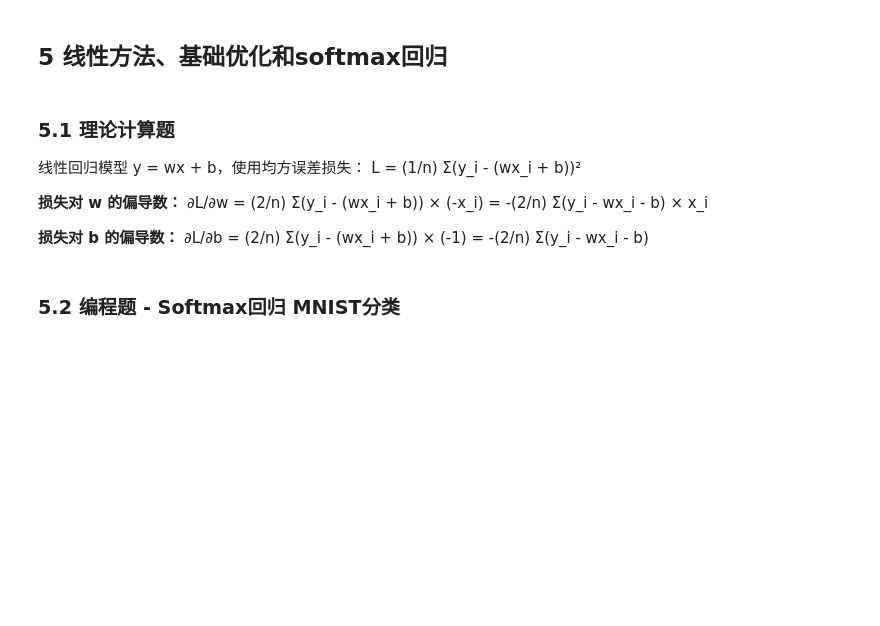
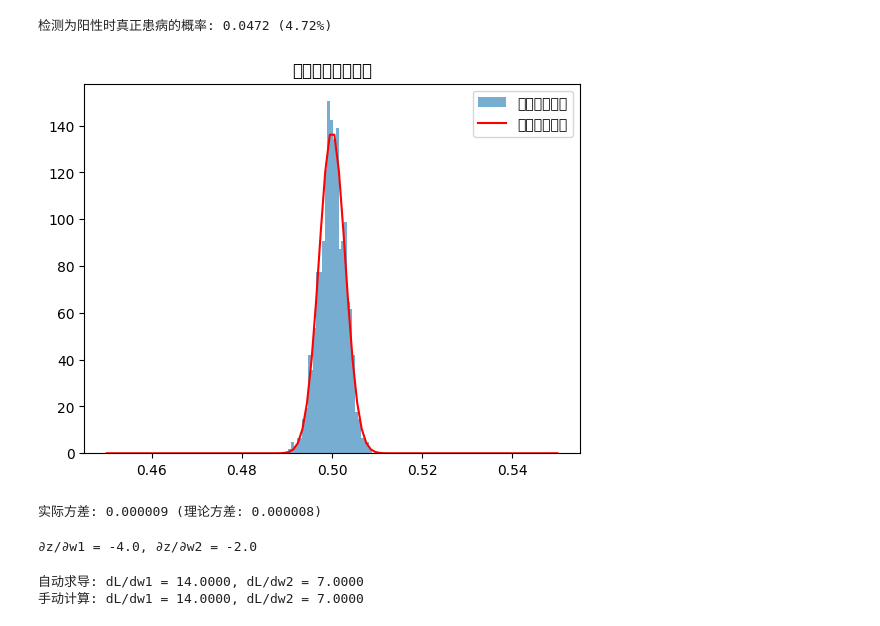
Before and after one commit to Elysia207/DeepLearning, a Jupyter notebook: HW01-20234080432-周礼睿.ipynb, the cells around one changed output. Drawn from its saved outputs; the diff is of its cells as text; code cells hidden in the pictures; blank space fills up the shorter version.

```diff
--- a/HW01-20234080432-周礼睿.ipynb
+++ b/HW01-20234080432-周礼睿.ipynb
@@ -180,17 +51,0 @@ print(f"两种方法结果一致: dL/dw1 = {dL_dw1}, dL/dw2 = {dL_dw2}")
-# %% [markdown]
-## 5 线性方法、基础优化和softmax回归
-# %% [markdown]
-### 5.1 理论计算题
-
-线性回归模型 y = wx + b，使用均方误差损失：
-L = (1/n) Σ(y_i - (wx_i + b))²
-
-**损失对 w 的偏导数：**
-∂L/∂w = (2/n) Σ(y_i - (wx_i + b)) × (-x_i)
-       = -(2/n) Σ(y_i - wx_i - b) × x_i
-
-**损失对 b 的偏导数：**
-∂L/∂b = (2/n) Σ(y_i - (wx_i + b)) × (-1)
-       = -(2/n) Σ(y_i - wx_i - b)
-# %% [markdown]
-### 5.2 编程题 - Softmax回归 MNIST分类
@@ -218,0 +52,61 @@ print(f"类别数: {y_onehot.shape[1]}")
+# %%
+# 3.1 贝叶斯公式
+P_D = 0.001
+P_T_given_D = 0.99
+P_T_given_notD = 0.02
+P_notD = 1 - P_D
+P_D_given_T = (P_T_given_D * P_D) / (P_T_given_D * P_D + P_T_given_notD * P_notD)
+print(f"检测为阳性时真正患病的概率: {P_D_given_T:.4f} ({P_D_given_T*100:.2f}%)")
+# %% [output]
+检测为阳性时真正患病的概率: 0.0472 (4.72%)
+# %%
+# 3.2 中心极限定理模拟
+n = 10000
+m = 1000
+means = [np.mean(np.random.uniform(0, 1, n)) for _ in range(m)]
+
+plt.hist(means, bins=30, density=True, alpha=0.6, label='样本均值分布')
+mu_theory = 0.5
+var_theory = (1/12) / n
+x_vals = np.linspace(0.45, 0.55, 100)
+plt.plot(x_vals, norm.pdf(x_vals, mu_theory, np.sqrt(var_theory)), 'r-', label='理论正态分布')
+plt.legend()
+plt.title("中心极限定理验证")
+plt.show()
+
+actual_var = np.var(means)
+print(f"实际方差: {actual_var:.6f} (理论方差: {var_theory:.6f})")
+# %% [output]
+[figure, added]
+实际方差: 0.000009 (理论方差: 0.000008)
+# %%
+# 4.1 梯度计算
+x1, x2, y = 2, 1, 3
+w1, w2 = 0.5, 1
+u = w1*x1 + w2*x2 - y
+grad_w1 = 2 * u * x1
+grad_w2 = 2 * u * x2
+print(f"∂z/∂w1 = {grad_w1}, ∂z/∂w2 = {grad_w2}")
+# %% [output]
+∂z/∂w1 = -4.0, ∂z/∂w2 = -2.0
+# %%
+# 4.2 手动反向传播 vs torch.autograd
+x = torch.tensor(2.0, requires_grad=False)
+w1 = torch.tensor(1.5, requires_grad=True)
+w2 = torch.tensor(0.5, requires_grad=True)
+
+a = x * w1
+b = a + w2
+L = b ** 2
+L.backward()
+
+print(f"自动求导: dL/dw1 = {w1.grad.item():.4f}, dL/dw2 = {w2.grad.item():.4f}")
+
+# 手动验证
+b_val = (x * w1 + w2).item()
+grad_w1_manual = 2 * b_val * x.item()
+grad_w2_manual = 2 * b_val * 1
+print(f"手动计算: dL/dw1 = {grad_w1_manual:.4f}, dL/dw2 = {grad_w2_manual:.4f}")
+# %% [output]
+自动求导: dL/dw1 = 14.0000, dL/dw2 = 7.0000
+手动计算: dL/dw1 = 14.0000, dL/dw2 = 7.0000
```
Also changed, not shown: parts of 26 cells of this notebook.
